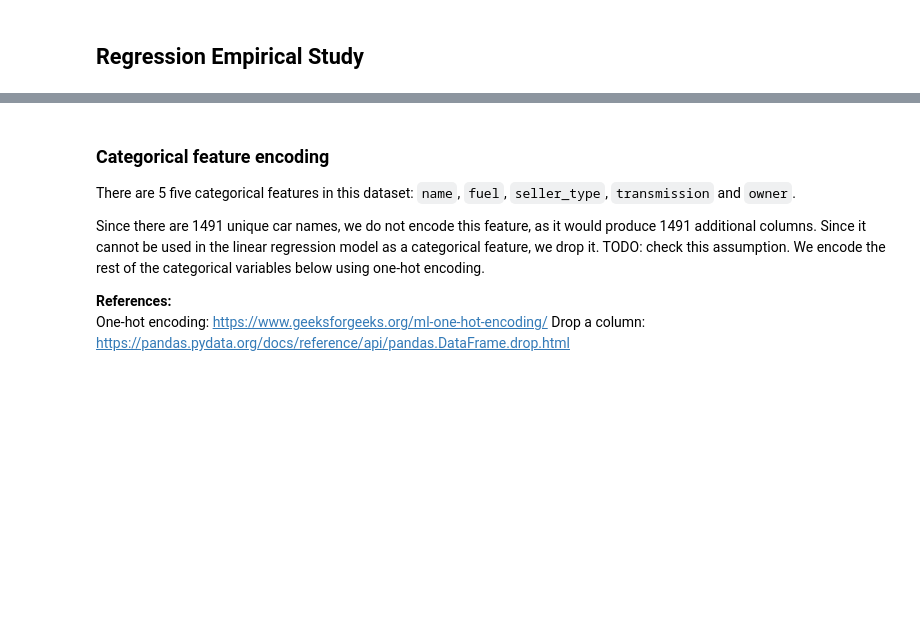
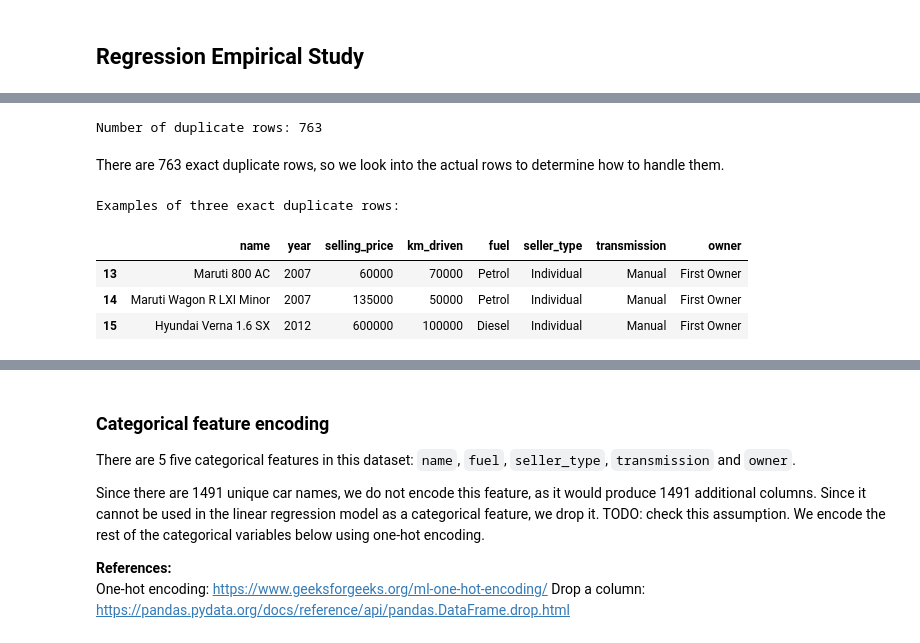
Before and after one commit to Natasa127/CSI4142-A3, a Jupyter notebook: Regression.ipynb, the cells around one changed output, grey strips where cells are left out. Saved outputs shown, nothing was run; the diff lists cells and outputs as text; code cells hidden in the pictures; blank space fills up the shorter version.

Commit message:
Add some validity checks for regression

```diff
--- a/Regression.ipynb
+++ b/Regression.ipynb
@@ -85,0 +95,25 @@ leaving this part for later
+# %%
+# Exact duplicates check
+
+# Apply the .duplicated method to the DataFrame to create a Series, with exact duplicates set to True
+duplicates = car_df.duplicated()
+
+# Print the number of rows that are exact duplicates
+print(f"Number of duplicate rows: {duplicates.sum()}")
+# %% [output]
+Number of duplicate rows: 763
+# %% [markdown]
+There are 763 exact duplicate rows, so we look into the actual rows to determine how to handle them.
+# %%
+# Save the invalid rows
+invalid_exact_duplicate_df = car_df.loc[duplicates]
+
+# Display the first 3 rows that are exact duplicates
+print("Examples of three exact duplicate rows:")
+invalid_exact_duplicate_df.head(3)
+# %% [output]
+Examples of three exact duplicate rows:
+|  | name | year | selling_price | km_driven | fuel | seller_type | transmission | owner |
+| 13 | Maruti 800 AC | 2007 | 60000 | 70000 | Petrol | Individual | Manual | First Owner |
+| 14 | Maruti Wagon R LXI Minor | 2007 | 135000 | 50000 | Petrol | Individual | Manual | First Owner |
+| 15 | Hyundai Verna 1.6 SX | 2012 | 600000 | 100000 | Diesel | Individual | Manual | First Owner |
```
Also changed, not shown: parts of 21 cells of this notebook.
